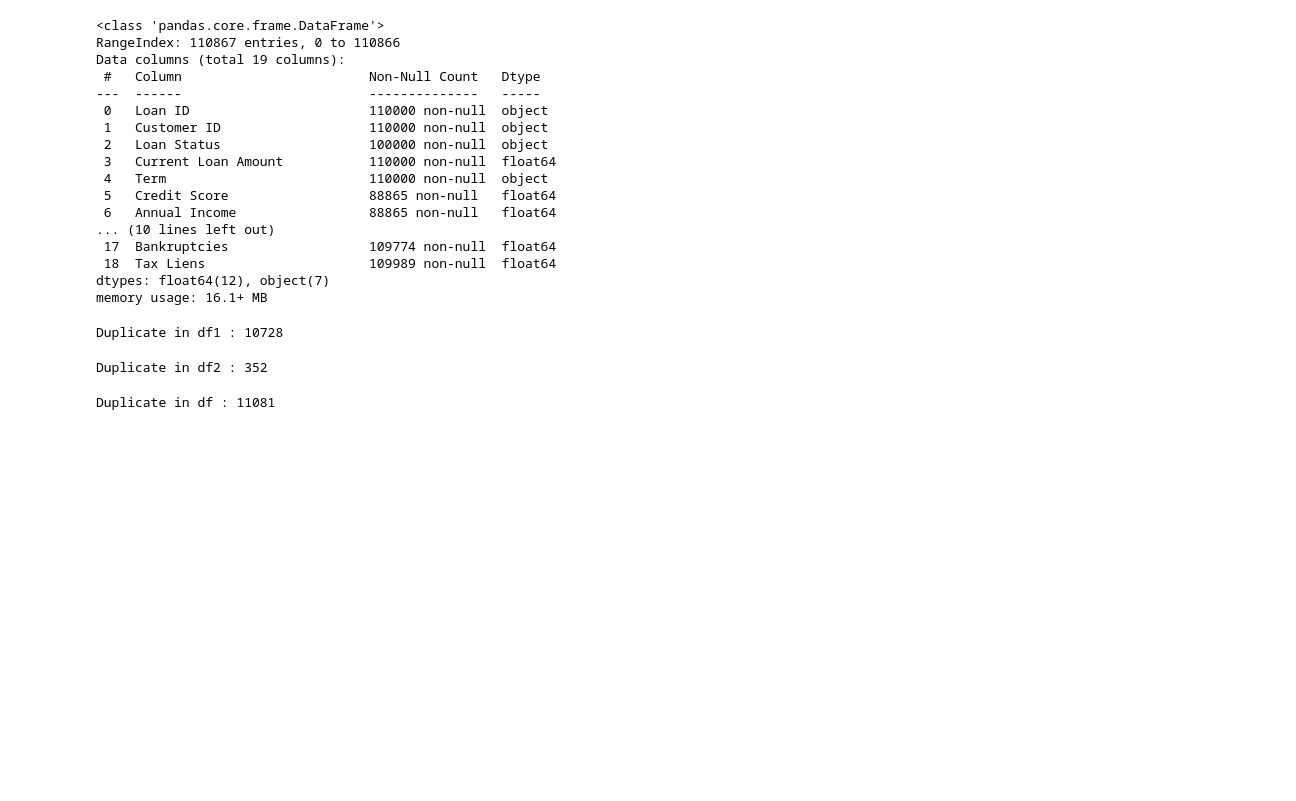
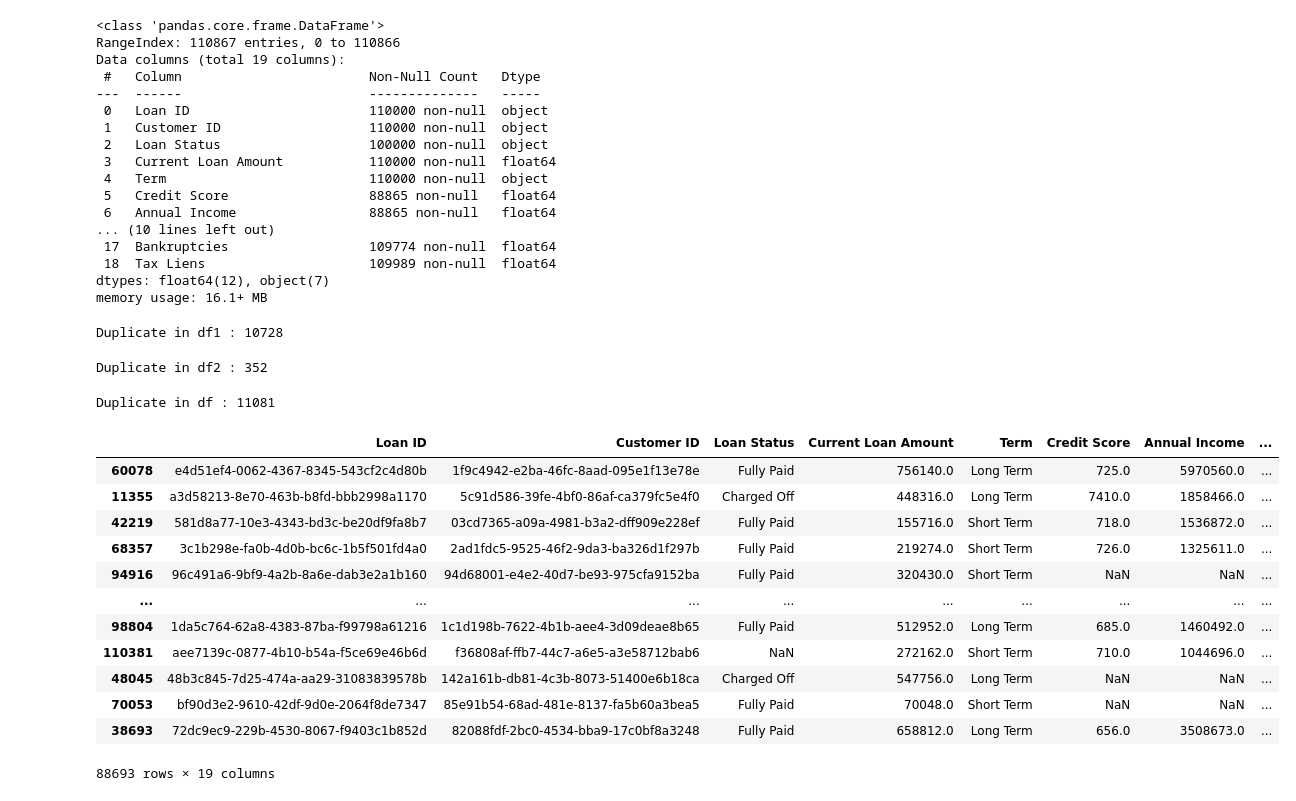
Before and after one commit to iamal95/Bank-Loan-classification, a Jupyter notebook: Code/Bank-Loan-classification.ipynb, the cells around one changed output. Drawn from its saved outputs; the diff is of its cells as text; code cells hidden in the pictures; blank space fills up the shorter version.

Commit message:
Add files via upload
Data Splitting and Data Cleaning

```diff
--- a/Code/Bank-Loan-classification.ipynb
+++ b/Code/Bank-Loan-classification.ipynb
@@ -19,8 +19,8 @@ import matplotlib.pyplot as plt
 # Modeling imports
 from sklearn.model_selection import train_test_split
 # %%
-df1 = pd.read_csv('/Users/amalalthaqafi/Desktop/Bank-Loan-classification/Data/credit_train.csv')
-df2 = pd.read_csv('/Users/amalalthaqafi/Desktop/Bank-Loan-classification/Data/credit_test.csv')
+df1 = pd.read_csv('credit_train.csv')
+df2 = pd.read_csv('credit_test.csv')
 df= pd.concat([df1,df2], axis=0, ignore_index=True)   # concat two dataset
 df
 # %% [output]
@@ -78,0 +81,18 @@ Duplicate in df : 11081
+# %%
+df_train, df_test = train_test_split(df ,test_size=0.2,random_state=seed )
+# %%
+df_train
+# %% [output]
+|  | Loan ID | Customer ID | Loan Status | Current Loan Amount | Term | Credit Score | Annual Income | ... |
+| 60078 | e4d51ef4-0062-4367-8345-543cf2c4d80b | 1f9c4942-e2ba-46fc-8aad-095e1f13e78e | Fully Paid | 756140.0 | Long Term | 725.0 | 5970560.0 | ... |
+| 11355 | a3d58213-8e70-463b-b8fd-bbb2998a1170 | 5c91d586-39fe-4bf0-86af-ca379fc5e4f0 | Charged Off | 448316.0 | Long Term | 7410.0 | 1858466.0 | ... |
+| 42219 | 581d8a77-10e3-4343-bd3c-be20df9fa8b7 | 03cd7365-a09a-4981-b3a2-dff909e228ef | Fully Paid | 155716.0 | Short Term | 718.0 | 1536872.0 | ... |
+| 68357 | 3c1b298e-fa0b-4d0b-bc6c-1b5f501fd4a0 | 2ad1fdc5-9525-46f2-9da3-ba326d1f297b | Fully Paid | 219274.0 | Short Term | 726.0 | 1325611.0 | ... |
+| 94916 | 96c491a6-9bf9-4a2b-8a6e-dab3e2a1b160 | 94d68001-e4e2-40d7-be93-975cfa9152ba | Fully Paid | 320430.0 | Short Term | NaN | NaN | ... |
+| ... | ... | ... | ... | ... | ... | ... | ... | ... |
+| 98804 | 1da5c764-62a8-4383-87ba-f99798a61216 | 1c1d198b-7622-4b1b-aee4-3d09deae8b65 | Fully Paid | 512952.0 | Long Term | 685.0 | 1460492.0 | ... |
+| 110381 | aee7139c-0877-4b10-b54a-f5ce69e46b6d | f36808af-ffb7-44c7-a6e5-a3e58712bab6 | NaN | 272162.0 | Short Term | 710.0 | 1044696.0 | ... |
+| 48045 | 48b3c845-7d25-474a-aa29-31083839578b | 142a161b-db81-4c3b-8073-51400e6b18ca | Charged Off | 547756.0 | Long Term | NaN | NaN | ... |
+| 70053 | bf90d3e2-9610-42df-9d0e-2064f8de7347 | 85e91b54-68ad-481e-8137-fa5b60a3bea5 | Fully Paid | 70048.0 | Short Term | NaN | NaN | ... |
+| 38693 | 72dc9ec9-229b-4530-8067-f9403c1b852d | 82088fdf-2bc0-4534-bba9-17c0bf8a3248 | Fully Paid | 658812.0 | Long Term | 656.0 | 3508673.0 | ... |
+88693 rows × 19 columns
```
Also changed, not shown: parts of 36 cells of this notebook.
